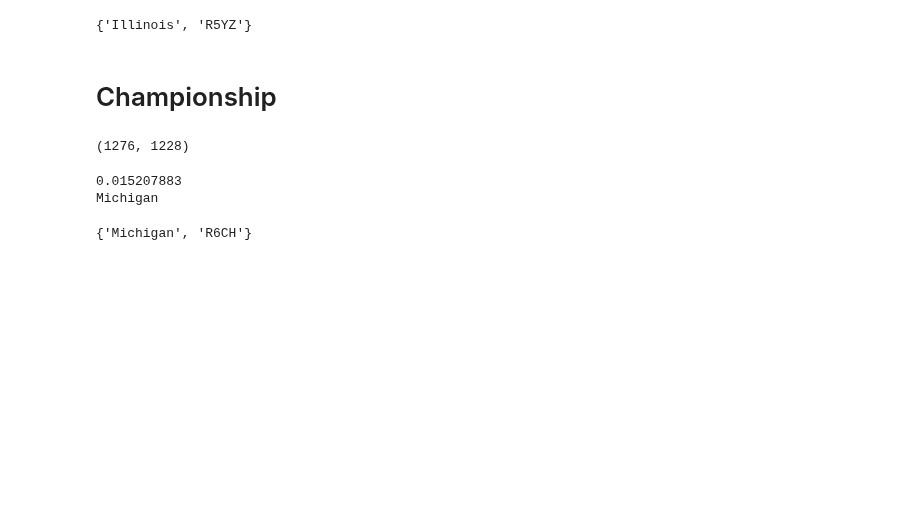
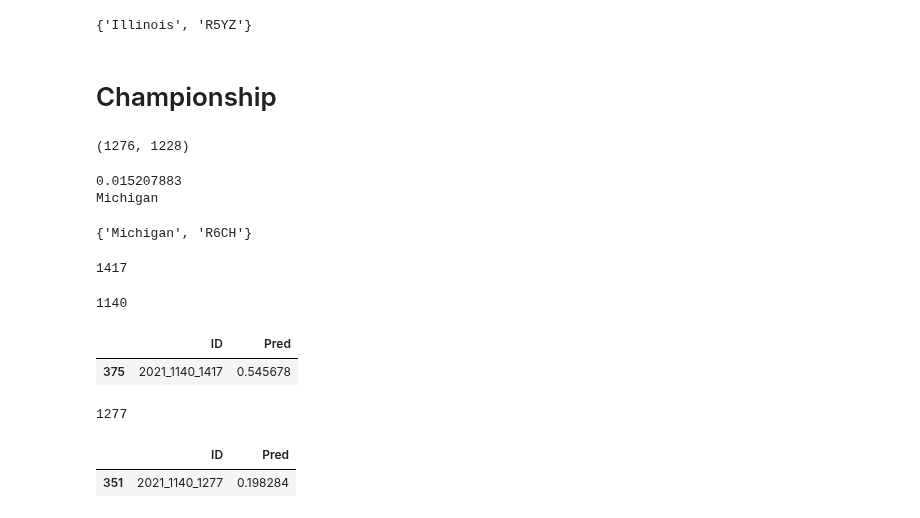
Before and after one commit to sethchart/kaggle-march-machine-learning-mania, a Jupyter notebook: notebooks/exploratory/4.0-theberling-bracket-predictions.ipynb, the cells around one changed output. Cells and saved outputs as stored; diff of their text form; code cells hidden in the pictures; blank space fills up the shorter version.

```diff
--- a/notebooks/exploratory/4.0-theberling-bracket-predictions.ipynb
+++ b/notebooks/exploratory/4.0-theberling-bracket-predictions.ipynb
@@ -647,3 +647,22 @@ round6_ch
 0.015207883
 Michigan
 {'Michigan', 'R6CH'}
+# %%
+df_teams.loc[df_teams.TeamName=='UCLA','TeamID'].iloc[0]
+# %% [output]
+1417
+# %%
+df_teams.loc[df_teams.TeamName=='BYU','TeamID'].iloc[0]
+# %% [output]
+1140
+# %%
+ID_tag = '2021_1140_1417'
+# %%
+df_pred[df_pred.ID==ID_tag]
+# %% [output]
+|  | ID | Pred |
+| 375 | 2021_1140_1417 | 0.545678 |
+# %%
+df_teams.loc[df_teams.TeamName=='Michigan St','TeamID'].iloc[0]
+# %% [output]
+1277
@@ -649,0 +671,5 @@ Michigan
+# %%
+df_pred[df_pred.ID==ID_tag2]
+# %% [output]
+|  | ID | Pred |
+| 351 | 2021_1140_1277 | 0.198284 |
```
Also changed, not shown: parts of 1 cell of this notebook, 2 other files.
